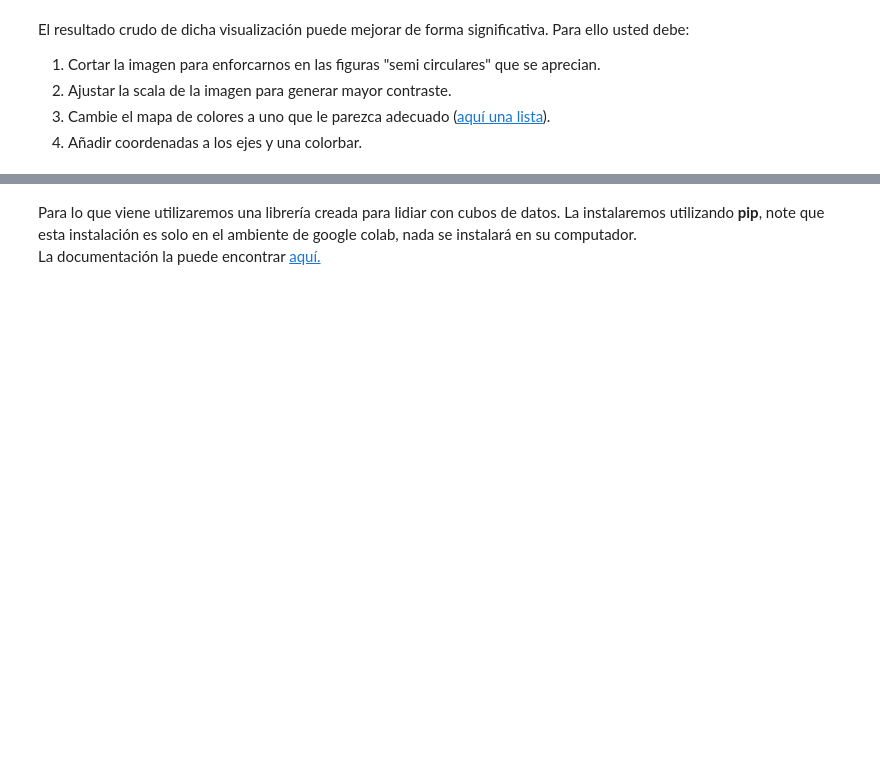
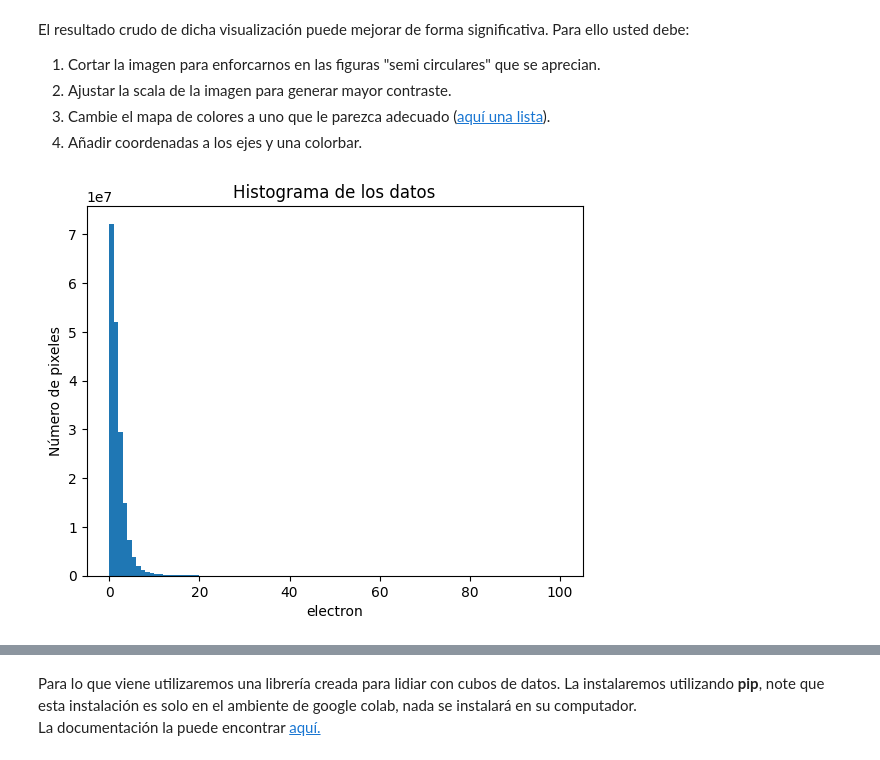
Before and after one commit to azavalac/Tarea-4-Zavala, a Jupyter notebook: Copia_de_Tarea4.ipynb, the cells around one changed output, grey strips where cells are left out. Drawn from its saved outputs; the diff is of its cells as text; code cells hidden in the pictures; blank space fills up the shorter version.

```diff
--- a/Copia_de_Tarea4.ipynb
+++ b/Copia_de_Tarea4.ipynb
@@ -146,3 +146,12 @@ Para ello usted debe:
 2. Ajustar la scala de la imagen para generar mayor contraste.
 3. Cambie el mapa de colores a uno que le parezca adecuado ([aquí una lista](https://matplotlib.org/stable/users/explain/colors/colormaps.html)).
 4. Añadir coordenadas a los ejes y una colorbar.
+# %%
+import matplotlib.pyplot as plt
+plt.hist(datos.flatten(), bins=100, range = (0,100))
+plt.xlabel('electron')
+plt.ylabel('Número de pixeles')
+plt.title('Histograma de los datos')
+plt.show()
+# %% [output]
+[figure, added]
```
Also changed, not shown: parts of 6 cells of this notebook.
